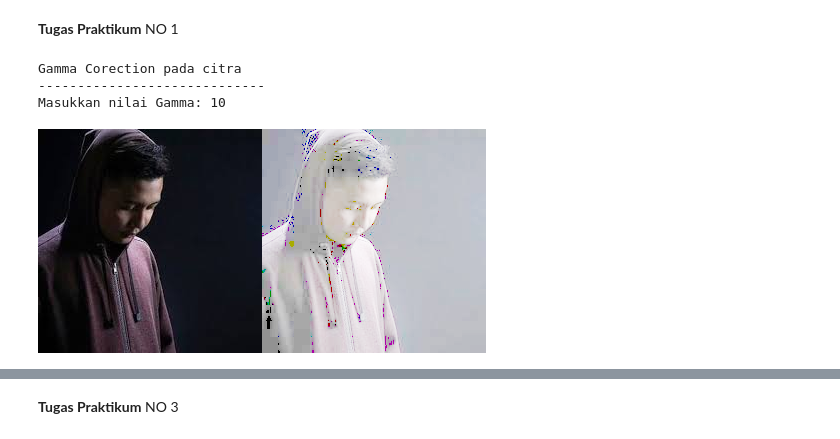
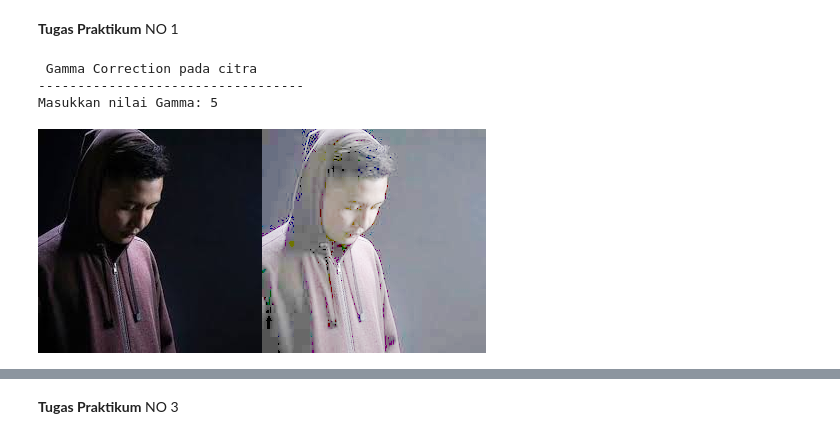
Before and after one commit to MahendraFirmansyah/PVCK_Genap_2021, a Jupyter notebook: Week5.ipynb, the cells around one changed output, grey strips where cells are left out. Saved outputs shown, nothing was run; the diff lists cells and outputs as text; code cells hidden in the pictures.

```diff
--- a/Week5.ipynb
+++ b/Week5.ipynb
@@ -9,7 +9,10 @@ Mounted at /content/drive
 # %%
-import cv2 as cv2
+import cv2 as cv
 from google.colab.patches import cv2_imshow
 from skimage import io
 import matplotlib.pyplot as plt
 import numpy as np
-import math
+
+img_f = cv.imread('/content/drive/MyDrive/PCVK/1.jpg')
+img_rgb = cv.cvtColor(img_f,cv.COLOR_BGR2RGB) # konversi channel BGR -> RGB
+plt.imshow(img_rgb)
@@ -17,29 +23,26 @@ import math
 **Tugas Praktikum**
 NO 1
 # %%
-#Tugas Praktikum
-#No 1
-
-print('Gamma Corection pada citra')
-print('-----------------------------')
+# nomor 1
+print(' Gamma Correction pada citra ')
+print('----------------------------------')
 try:
-  gamma = int (input('Masukkan nilai Gamma: '))
+  gamma = int(input('Masukkan nilai Gamma: '))
 except ValueError:
   print('Error, not a number')
 
-original = cv2.imread('/content/drive/MyDrive/PCVK/1.jpg')
+original = cv.cvtColor(img_rgb,cv.COLOR_BGR2RGB)
 gamma_image = np.zeros(original.shape, original.dtype)
 
-#akses per pixel
 for y in range(original.shape[0]):
   for x in range(original.shape[1]):
     for c in range(original.shape[2]):
-      gamma_image[y,x,c] = np.clip(255 * pow(original[y,x,c]/255,(1/gamma)),0,255)
+     gamma_image[y,x,c] = np.clip(255 * pow(original[y,x,c] / 255, (1 / gamma)), 0, 255)
 
-final_frame = cv2.hconcat((original, gamma_image))
+final_frame = cv.hconcat((original, gamma_image))
 cv2_imshow(final_frame)
 # %% [output]
-Gamma Corection pada citra
------------------------------
-Masukkan nilai Gamma: 10
+ Gamma Correction pada citra
+----------------------------------
+Masukkan nilai Gamma: 5
-[figure, old version]
+[figure, new version]
```
Also changed, not shown: parts of 12 cells of this notebook.
